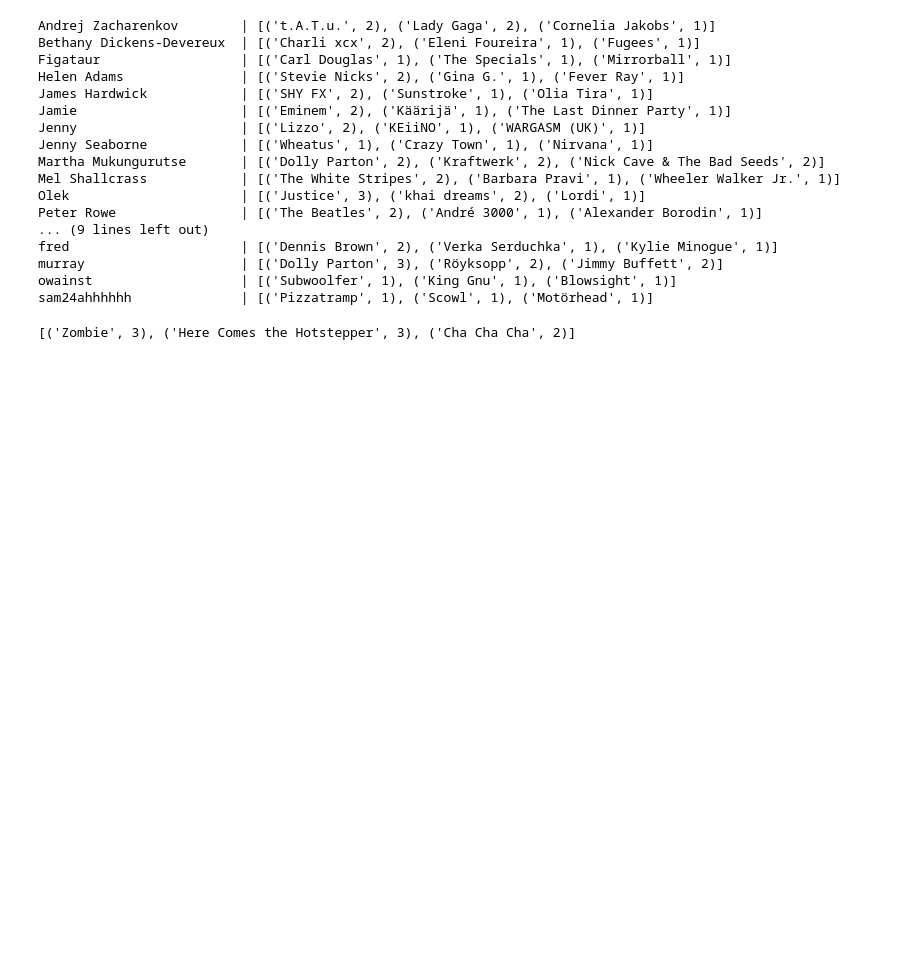
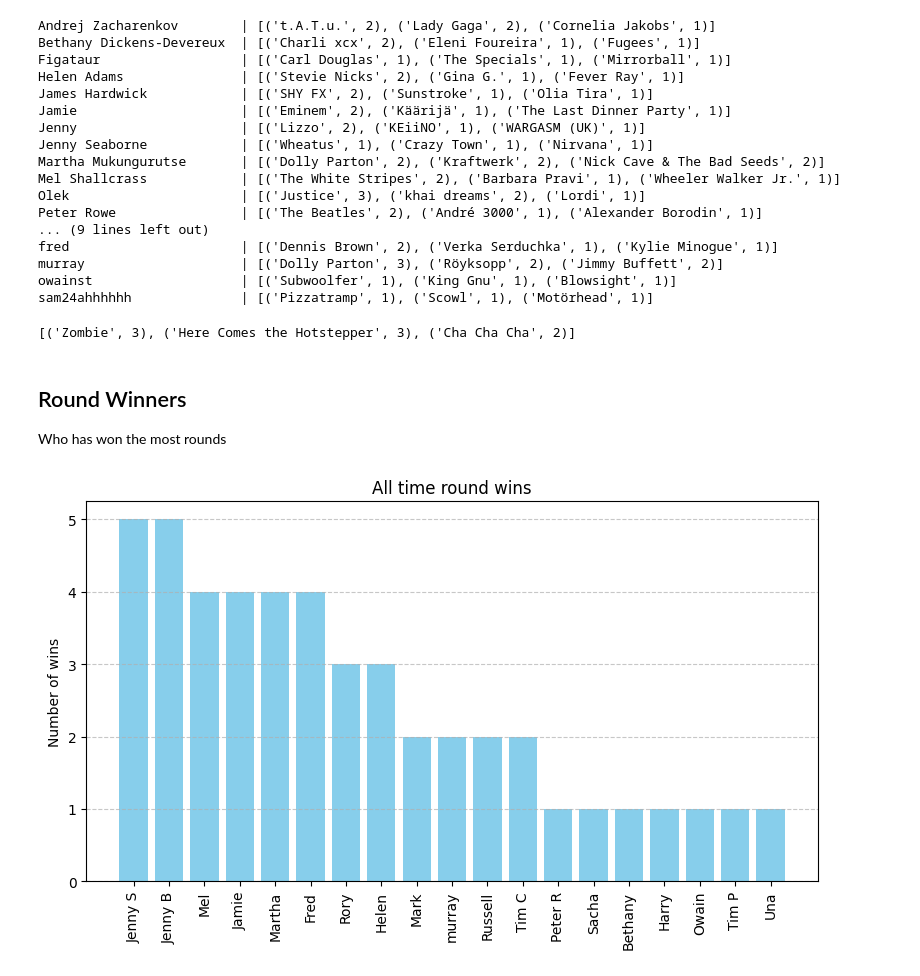
Before and after one commit to fred-cook/music-league-graphs, a Jupyter notebook: music_league_graphs/all_time_stats.ipynb, the cells around one changed output. Cells and saved outputs as stored; diff of their text form; code cells hidden in the pictures; blank space fills up the shorter version.

Commit message:
adding all time round wins graph

```diff
--- a/music_league_graphs/all_time_stats.ipynb
+++ b/music_league_graphs/all_time_stats.ipynb
@@ -105,3 +139,29 @@ song_counts = Counter(df["song_name"].explode())
 song_counts.most_common(3)
 # %% [output]
 [('Zombie', 3), ('Here Comes the Hotstepper', 3), ('Cha Cha Cha', 2)]
+# %% [markdown]
+## Round Winners
+
+Who has won the most rounds
+# %%
+winners = Counter()
+
+for round_name, scores in df.groupby("round"):
+    winning_score = scores["round_score"].max()
+    for name in scores[scores["round_score"] == winning_score]["submitter"].values:
+        winners[name] += 1
+
+sorted_items = sorted(winners.items(), key=lambda x: x[1], reverse=True)
+labels, counts = zip(*sorted_items)
+
+# Plotting
+plt.figure(figsize=(8, 5))
+plt.bar(labels, counts, color='skyblue')
+plt.ylabel('Number of wins')
+plt.title('All time round wins')
+plt.xticks(rotation=90)  # Rotate x-axis labels
+plt.grid(axis='y', linestyle='--', alpha=0.7)
+plt.tight_layout()
+plt.show()
+# %% [output]
+[figure, added]
```
Also changed, not shown: parts of 1 cell of this notebook.
